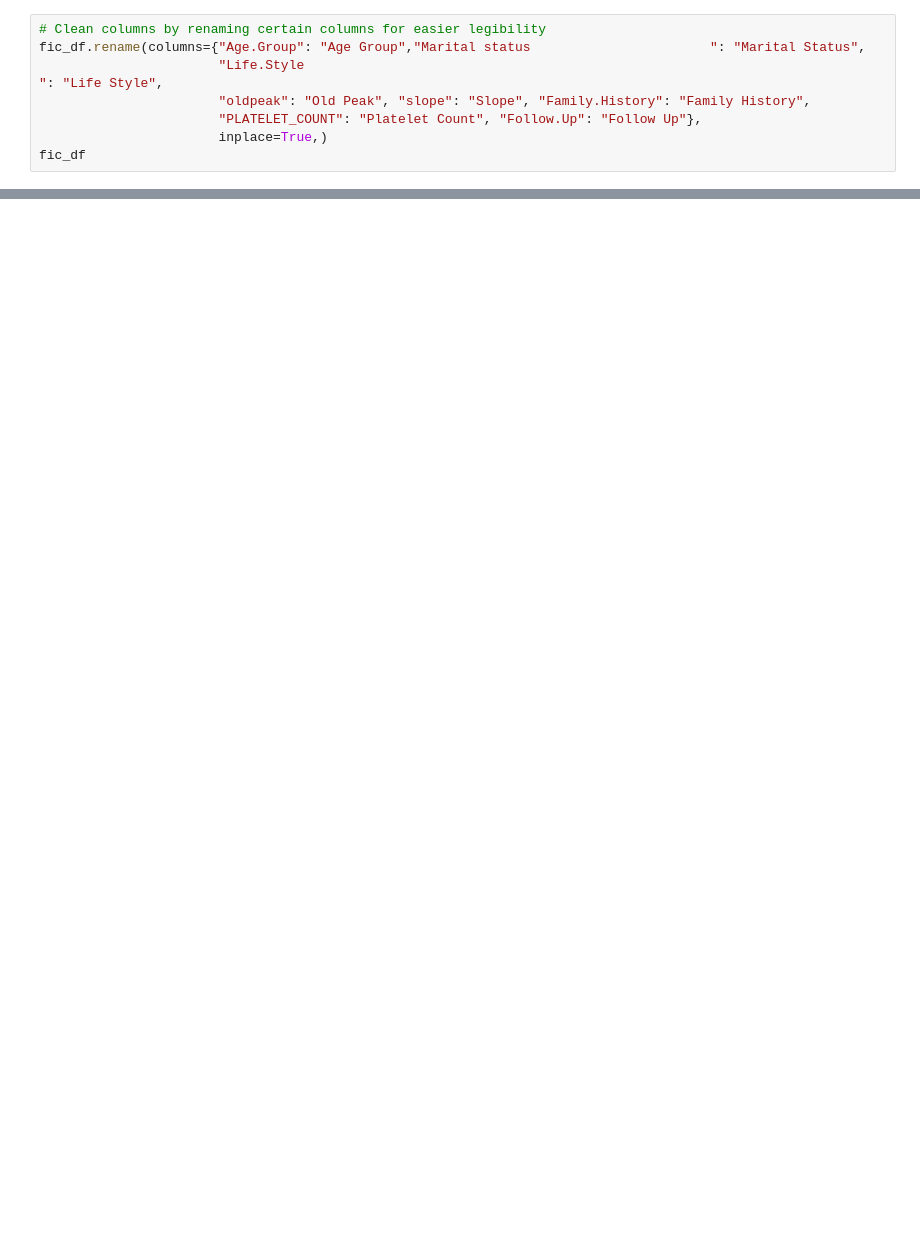
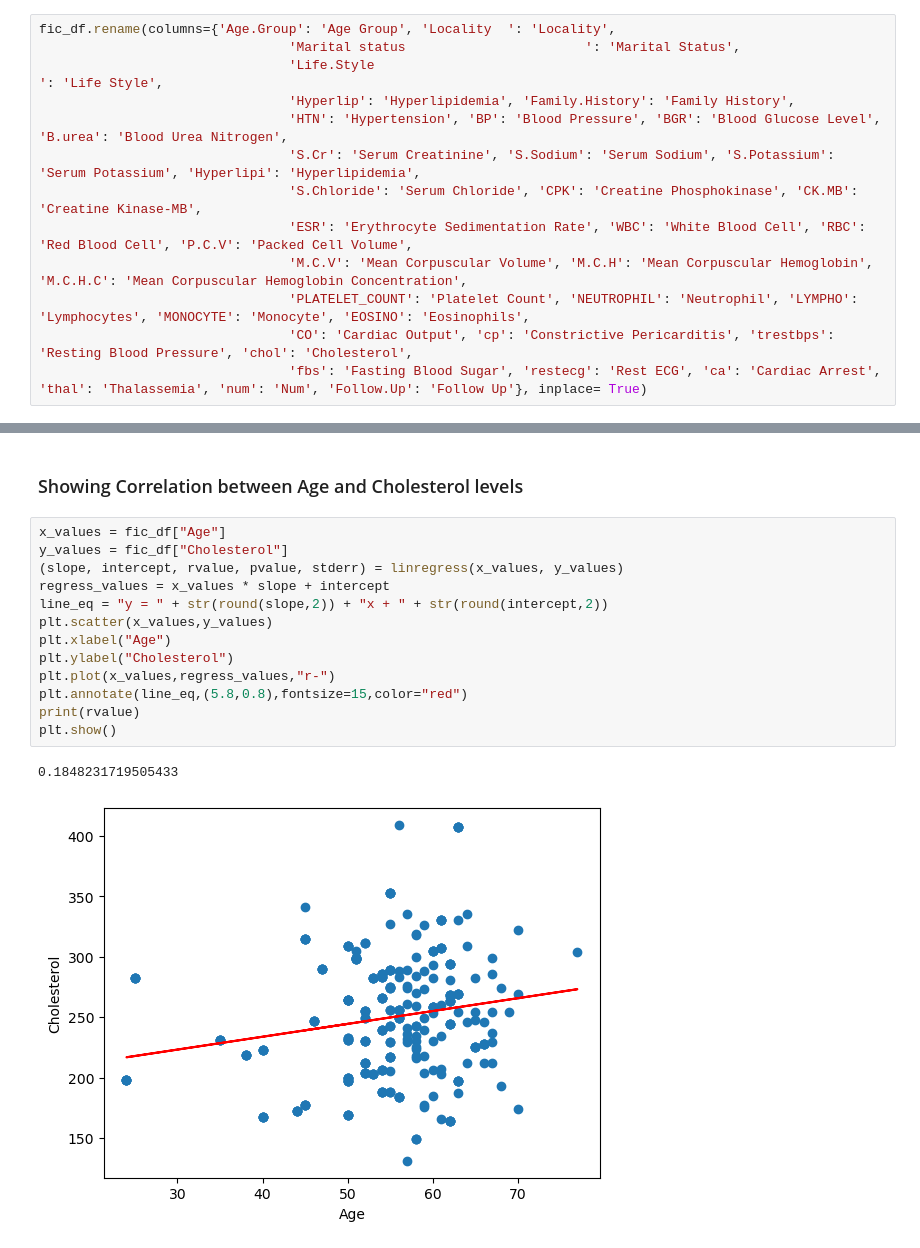
Before and after one commit to Vvlaid/Project-1, a Jupyter notebook: life_expectancy.ipynb, the cells around one changed output, grey strips where cells are left out. Drawn from its saved outputs; the diff is of its cells as text; blank space fills up the shorter version.

```diff
--- a/life_expectancy.ipynb
+++ b/life_expectancy.ipynb
@@ -18,8 +39,13 @@ fic_df["Diagnosis"].unique()
-# %%
-# Clean columns by renaming certain columns for easier legibility
-fic_df.rename(columns={"Age.Group": "Age Group","Marital status                       ": "Marital Status",
-                       "Life.Style                                                                              ": "Life Style",
-                       "oldpeak": "Old Peak", "slope": "Slope", "Family.History": "Family History",
-                       "PLATELET_COUNT": "Platelet Count", "Follow.Up": "Follow Up"},
-                       inplace=True,)
-fic_df
+# %%
+fic_df.rename(columns={'Age.Group': 'Age Group', 'Locality  ': 'Locality',
+                                'Marital status                       ': 'Marital Status',
+                                'Life.Style                                                                              ': 'Life Style',
+                                'Hyperlip': 'Hyperlipidemia', 'Family.History': 'Family History',
+                                'HTN': 'Hypertension', 'BP': 'Blood Pressure', 'BGR': 'Blood Glucose Level', 'B.urea': 'Blood Urea Nitrogen',
+                                'S.Cr': 'Serum Creatinine', 'S.Sodium': 'Serum Sodium', 'S.Potassium': 'Serum Potassium', 'Hyperlipi': 'Hyperlipidemia',
+                                'S.Chloride': 'Serum Chloride', 'CPK': 'Creatine Phosphokinase', 'CK.MB': 'Creatine Kinase-MB',
+                                'ESR': 'Erythrocyte Sedimentation Rate', 'WBC': 'White Blood Cell', 'RBC': 'Red Blood Cell', 'P.C.V': 'Packed Cell Volume',
+                                'M.C.V': 'Mean Corpuscular Volume', 'M.C.H': 'Mean Corpuscular Hemoglobin', 'M.C.H.C': 'Mean Corpuscular Hemoglobin Concentration',
+                                'PLATELET_COUNT': 'Platelet Count', 'NEUTROPHIL': 'Neutrophil', 'LYMPHO': 'Lymphocytes', 'MONOCYTE': 'Monocyte', 'EOSINO': 'Eosinophils',
+                                'CO': 'Cardiac Output', 'cp': 'Constrictive Pericarditis', 'trestbps': 'Resting Blood Pressure', 'chol': 'Cholesterol',
+                                'fbs': 'Fasting Blood Sugar', 'restecg': 'Rest ECG', 'ca': 'Cardiac Arrest', 'thal': 'Thalassemia', 'num': 'Num', 'Follow.Up': 'Follow Up'}, inplace= True)
@@ -25,0 +252,18 @@ fic_df
+# %% [markdown]
+### Showing Correlation between Age and Cholesterol levels
+# %%
+x_values = fic_df["Age"]
+y_values = fic_df["Cholesterol"]
+(slope, intercept, rvalue, pvalue, stderr) = linregress(x_values, y_values)
+regress_values = x_values * slope + intercept
+line_eq = "y = " + str(round(slope,2)) + "x + " + str(round(intercept,2))
+plt.scatter(x_values,y_values)
+plt.xlabel("Age")
+plt.ylabel("Cholesterol")
+plt.plot(x_values,regress_values,"r-")
+plt.annotate(line_eq,(5.8,0.8),fontsize=15,color="red")
+print(rvalue)
+plt.show()
+# %% [output]
+0.1848231719505433
+[figure, added]
```
Also changed, not shown: parts of 26 cells of this notebook.
